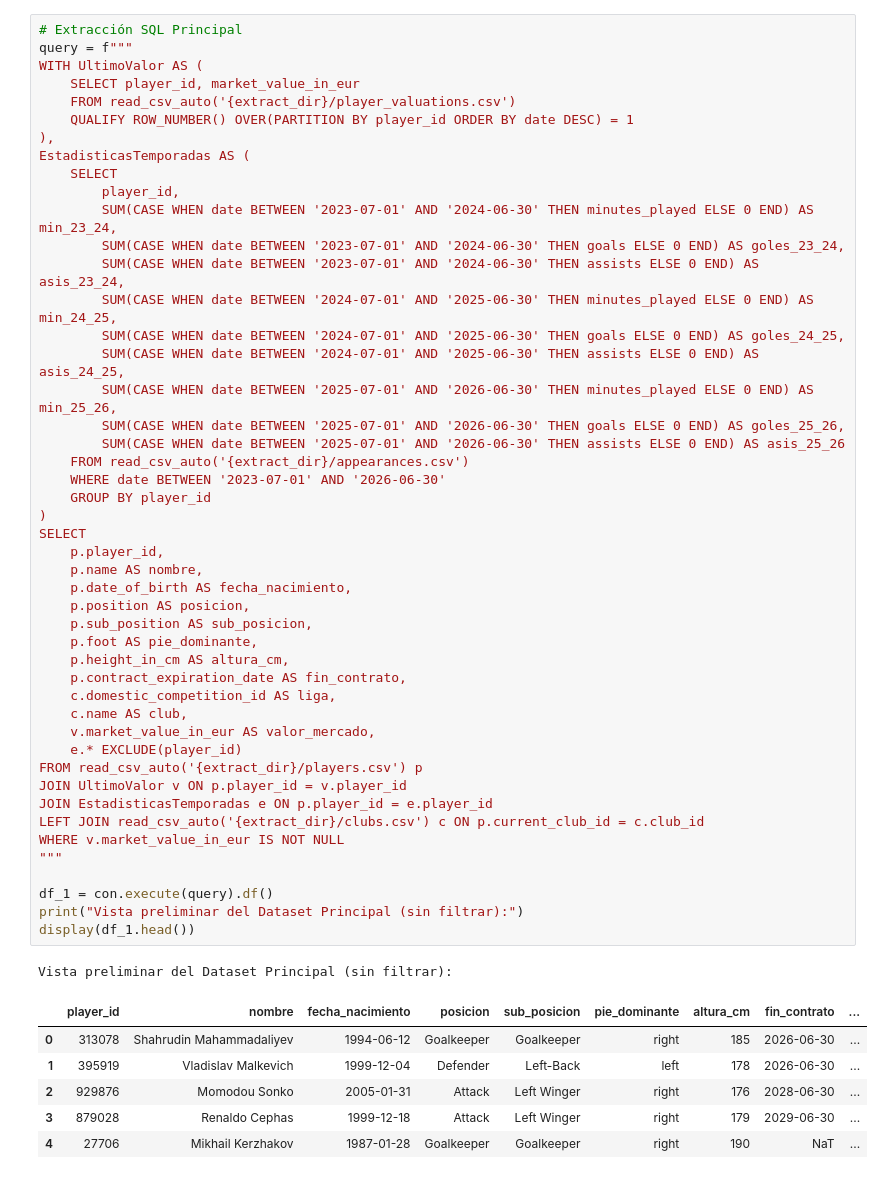
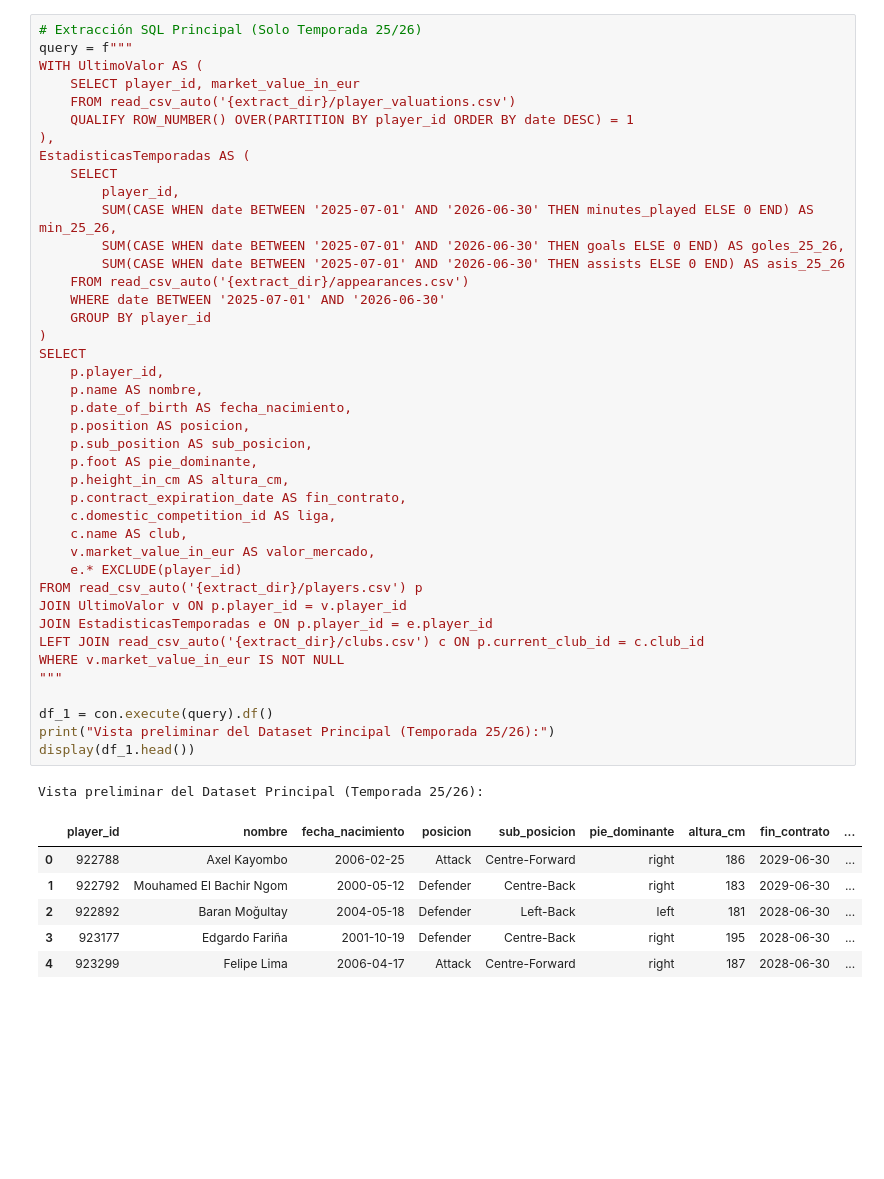
Before and after one commit to 9ndeer/HiddenGemsEDA, a Jupyter notebook: HiddenGems.ipynb, the cells around one changed output. Cells and saved outputs as stored; diff of their text form; blank space fills up the shorter version.

```diff
--- a/HiddenGems.ipynb
+++ b/HiddenGems.ipynb
@@ -40,5 +62,5 @@ Validando profundidad histórica del Dataset (La Liga):
 # %%
-# Extracción SQL Principal
+# Extracción SQL Principal (Solo Temporada 25/26)
 query = f"""
 WITH UltimoValor AS (
     SELECT player_id, market_value_in_eur
@@ -48,50 +70,44 @@ WITH UltimoValor AS (
 EstadisticasTemporadas AS (
     SELECT
         player_id,
-        SUM(CASE WHEN date BETWEEN '2023-07-01' AND '2024-06-30' THEN minutes_played ELSE 0 END) AS min_23_24,
-        SUM(CASE WHEN date BETWEEN '2023-07-01' AND '2024-06-30' THEN goals ELSE 0 END) AS goles_23_24,
-        SUM(CASE WHEN date BETWEEN '2023-07-01' AND '2024-06-30' THEN assists ELSE 0 END) AS asis_23_24,
-        SUM(CASE WHEN date BETWEEN '2024-07-01' AND '2025-06-30' THEN minutes_played ELSE 0 END) AS min_24_25,
-        SUM(CASE WHEN date BETWEEN '2024-07-01' AND '2025-06-30' THEN goals ELSE 0 END) AS goles_24_25,
-        SUM(CASE WHEN date BETWEEN '2024-07-01' AND '2025-06-30' THEN assists ELSE 0 END) AS asis_24_25,
         SUM(CASE WHEN date BETWEEN '2025-07-01' AND '2026-06-30' THEN minutes_played ELSE 0 END) AS min_25_26,
         SUM(CASE WHEN date BETWEEN '2025-07-01' AND '2026-06-30' THEN goals ELSE 0 END) AS goles_25_26,
         SUM(CASE WHEN date BETWEEN '2025-07-01' AND '2026-06-30' THEN assists ELSE 0 END) AS asis_25_26
     FROM read_csv_auto('{extract_dir}/appearances.csv')
-    WHERE date BETWEEN '2023-07-01' AND '2026-06-30'
+    WHERE date BETWEEN '2025-07-01' AND '2026-06-30'
     GROUP BY player_id
 )
 SELECT
     p.player_id,
     p.name AS nombre,
     p.date_of_birth AS fecha_nacimiento,
     p.position AS posicion,
     p.sub_position AS sub_posicion,
     p.foot AS pie_dominante,
     p.height_in_cm AS altura_cm,
     p.contract_expiration_date AS fin_contrato,
     c.domestic_competition_id AS liga,
     c.name AS club,
     v.market_value_in_eur AS valor_mercado,
     e.* EXCLUDE(player_id)
 FROM read_csv_auto('{extract_dir}/players.csv') p
 JOIN UltimoValor v ON p.player_id = v.player_id
 JOIN EstadisticasTemporadas e ON p.player_id = e.player_id
 LEFT JOIN read_csv_auto('{extract_dir}/clubs.csv') c ON p.current_club_id = c.club_id
 WHERE v.market_value_in_eur IS NOT NULL
 """
 
 df_1 = con.execute(query).df()
-print("Vista preliminar del Dataset Principal (sin filtrar):")
+print("Vista preliminar del Dataset Principal (Temporada 25/26):")
 display(df_1.head())
 # %% [output]
-Vista preliminar del Dataset Principal (sin filtrar):
+Vista preliminar del Dataset Principal (Temporada 25/26):
 |  | player_id | nombre | fecha_nacimiento | posicion | sub_posicion | pie_dominante | altura_cm | fin_contrato | ... |
-| 0 | 313078 | Shahrudin Mahammadaliyev | 1994-06-12 | Goalkeeper | Goalkeeper | right | 185 | 2026-06-30 | ... |
-| 1 | 395919 | Vladislav Malkevich | 1999-12-04 | Defender | Left-Back | left | 178 | 2026-06-30 | ... |
-| 2 | 929876 | Momodou Sonko | 2005-01-31 | Attack | Left Winger | right | 176 | 2028-06-30 | ... |
-| 3 | 879028 | Renaldo Cephas | 1999-12-18 | Attack | Left Winger | right | 179 | 2029-06-30 | ... |
-| 4 | 27706 | Mikhail Kerzhakov | 1987-01-28 | Goalkeeper | Goalkeeper | right | 190 | NaT | ... |
+| 0 | 922788 | Axel Kayombo | 2006-02-25 | Attack | Centre-Forward | right | 186 | 2029-06-30 | ... |
+| 1 | 922792 | Mouhamed El Bachir Ngom | 2000-05-12 | Defender | Centre-Back | right | 183 | 2029-06-30 | ... |
+| 2 | 922892 | Baran Moğultay | 2004-05-18 | Defender | Left-Back | left | 181 | 2028-06-30 | ... |
+| 3 | 923177 | Edgardo Fariña | 2001-10-19 | Defender | Centre-Back | right | 195 | 2028-06-30 | ... |
+| 4 | 923299 | Felipe Lima | 2006-04-17 | Attack | Centre-Forward | right | 187 | 2028-06-30 | ... |
 # %%
 # Alinear la edad al final de la temporada 25/26
 df_1['fecha_nacimiento'] = pd.to_datetime(df_1['fecha_nacimiento'])
```
Also changed, not shown: parts of 6 cells of this notebook, 3 other files.
